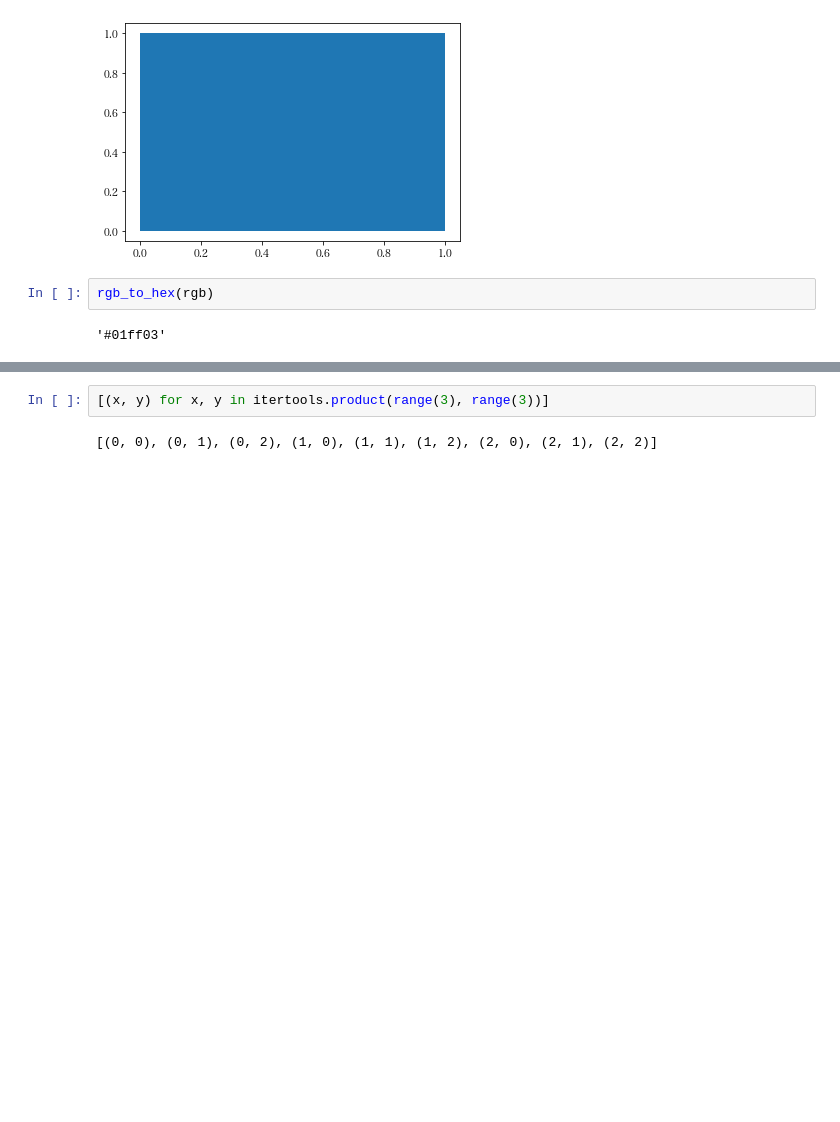
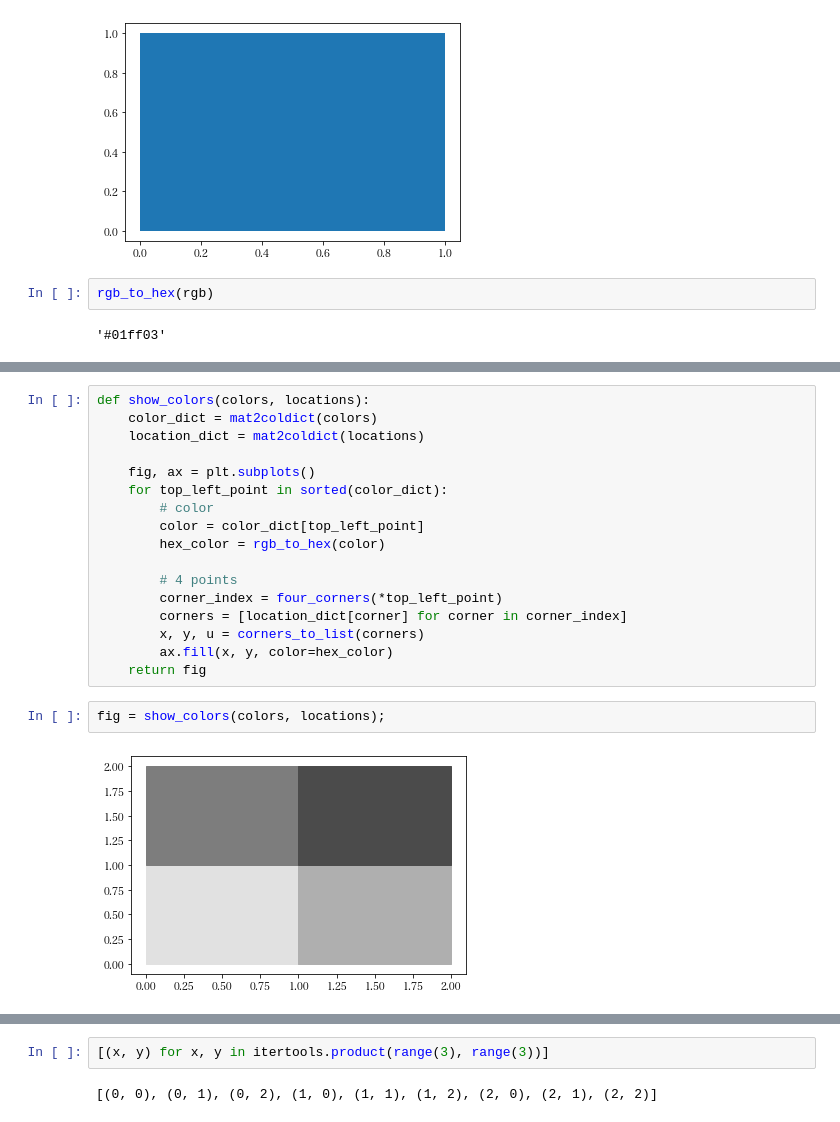
Before and after one commit to banbiossa/coding-the-matrix, a Jupyter notebook: notebooks/0.4_matrix.ipynb, the cells around one changed output, grey strips where cells are left out. Saved outputs shown, nothing was run; the diff lists cells and outputs as text; blank space fills up the shorter version.

```diff
--- a/notebooks/0.4_matrix.ipynb
+++ b/notebooks/0.4_matrix.ipynb
@@ -71,0 +99,21 @@ rgb_to_hex(rgb)
+# %%
+def show_colors(colors, locations):
+    color_dict = mat2coldict(colors)
+    location_dict = mat2coldict(locations)
+
+    fig, ax = plt.subplots()
+    for top_left_point in sorted(color_dict):
+        # color
+        color = color_dict[top_left_point]
+        hex_color = rgb_to_hex(color)
+
+        # 4 points
+        corner_index = four_corners(*top_left_point)
+        corners = [location_dict[corner] for corner in corner_index]
+        x, y, u = corners_to_list(corners)
+        ax.fill(x, y, color=hex_color)
+    return fig
+# %%
+fig = show_colors(colors, locations);
+# %% [output]
+[figure, added]
```
Also changed, not shown: parts of 21 cells of this notebook, 2 other files.
